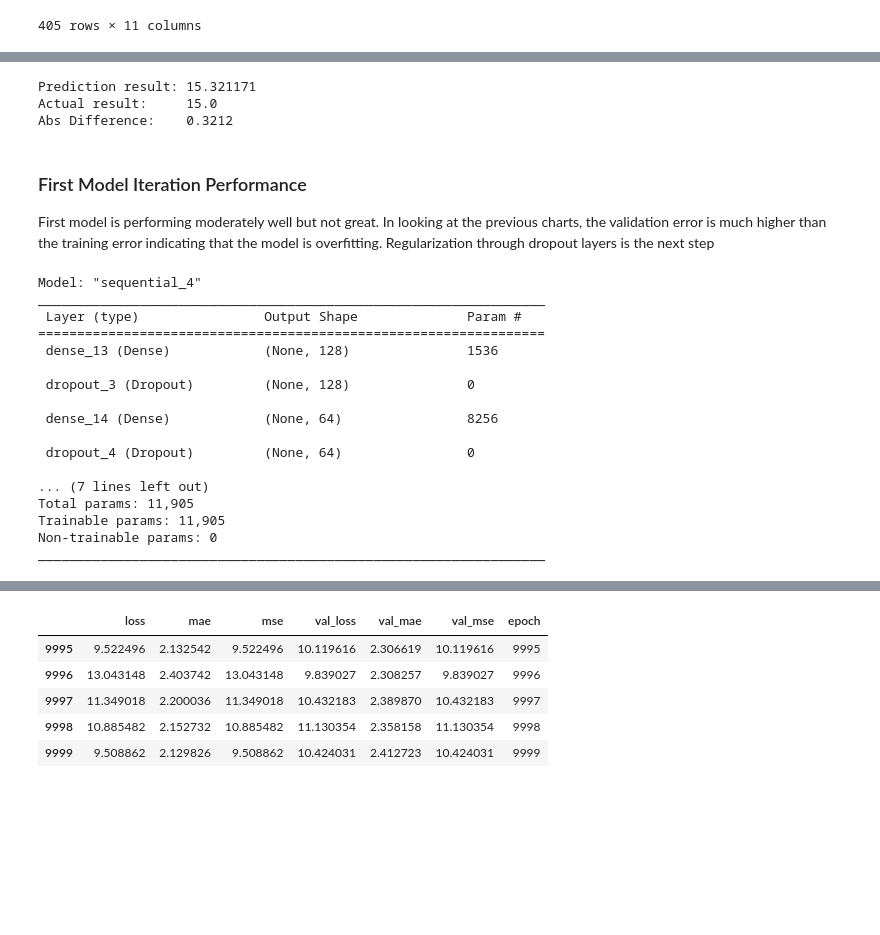
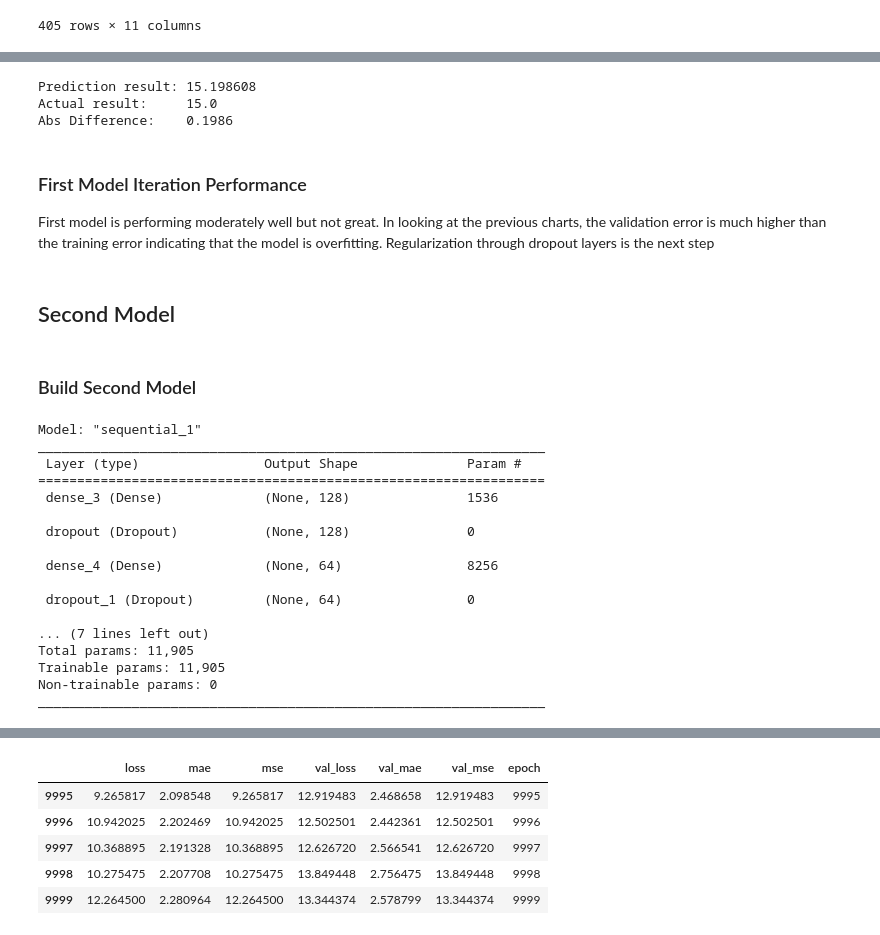
Before and after one commit to 1nm1/portfolio, a Jupyter notebook: ML/deep learning/housing_market_prediction/housing_data.ipynb, the cells around one changed output, grey strips where cells are left out. Drawn from its saved outputs; the diff is of its cells as text; code cells hidden in the pictures; blank space fills up the shorter version.

```diff
--- a/ML/deep learning/housing_market_prediction/housing_data.ipynb
+++ b/ML/deep learning/housing_market_prediction/housing_data.ipynb
@@ -189,5 +204,5 @@ array([[-0.29719865],
 # %%
-class PrintDot(keras.callbacks.Callback):
+class PrintEpoch(keras.callbacks.Callback):
   def on_epoch_end(self, epoch, logs):
     if epoch % 1000 == 0:
       print(f'\n{epoch}')
@@ -197,7 +212,7 @@ class PrintDot(keras.callbacks.Callback):
 history = model.fit(
   normed_train_data, train_labels,
   epochs=10000, validation_split = 0.2, verbose=0,
-  callbacks=[PrintDot()])
+  callbacks=[PrintEpoch()])
 # %% [output]
 0
 ..........
@@ -274,12 +291,16 @@ def predict_medv_record(model, record_index):
 
 predict_medv_record(model,10)
 # %% [output]
-Prediction result: 15.321171
+Prediction result: 15.198608
 Actual result:     15.0
-Abs Difference:    0.3212
+Abs Difference:    0.1986
 # %% [markdown]
 ### First Model Iteration Performance
 First model is performing moderately well but not great. In looking at the previous charts, the validation error is much higher than the training error indicating that the model is overfitting. Regularization through dropout layers is the next step
+# %% [markdown]
+## Second Model
+# %% [markdown]
+### Build Second Model
 # %%
 # Building second model
 
@@ -307,20 +328,20 @@ def build_model_revised():
                 metrics=['mae', 'mse'])
   return model
 # %%
-model_revised = build_model_revised()
-model_revised.summary()
+model_v2 = build_model_revised()
+model_v2.summary()
 # %% [output]
-Model: "sequential_4"
+Model: "sequential_1"
 _________________________________________________________________
  Layer (type)                Output Shape              Param #
 =================================================================
- dense_13 (Dense)            (None, 128)               1536
+ dense_3 (Dense)             (None, 128)               1536
 
- dropout_3 (Dropout)         (None, 128)               0
+ dropout (Dropout)           (None, 128)               0
 
- dense_14 (Dense)            (None, 64)                8256
+ dense_4 (Dense)             (None, 64)                8256
 
- dropout_4 (Dropout)         (None, 64)                0
+ dropout_1 (Dropout)         (None, 64)                0
 
 ... (7 lines left out)
 Total params: 11,905
@@ -328,10 +349,10 @@ Trainable params: 11,905
 Non-trainable params: 0
 _________________________________________________________________
 # %%
-history_revised = model_revised.fit(
+history_v2 = model_v2.fit(
   normed_train_data, train_labels,
   epochs=10000, validation_split = 0.2, verbose=0,
-  callbacks=[PrintDot()])
+  callbacks=[PrintEpoch()])
 # %% [output]
 0
 ..........
@@ -354,14 +375,14 @@ history_revised = model_revised.fit(
 9000
 ..........
 # %%
-hist = pd.DataFrame(history_revised.history)
-hist['epoch'] = history_revised.epoch
-hist.tail()
+hist_v2 = pd.DataFrame(history_v2.history)
+hist_v2['epoch'] = history_v2.epoch
+hist_v2.tail()
 # %% [output]
 |  | loss | mae | mse | val_loss | val_mae | val_mse | epoch |
-| 9995 | 9.522496 | 2.132542 | 9.522496 | 10.119616 | 2.306619 | 10.119616 | 9995 |
-| 9996 | 13.043148 | 2.403742 | 13.043148 | 9.839027 | 2.308257 | 9.839027 | 9996 |
-| 9997 | 11.349018 | 2.200036 | 11.349018 | 10.432183 | 2.389870 | 10.432183 | 9997 |
-| 9998 | 10.885482 | 2.152732 | 10.885482 | 11.130354 | 2.358158 | 11.130354 | 9998 |
-| 9999 | 9.508862 | 2.129826 | 9.508862 | 10.424031 | 2.412723 | 10.424031 | 9999 |
+| 9995 | 9.265817 | 2.098548 | 9.265817 | 12.919483 | 2.468658 | 12.919483 | 9995 |
+| 9996 | 10.942025 | 2.202469 | 10.942025 | 12.502501 | 2.442361 | 12.502501 | 9996 |
+| 9997 | 10.368895 | 2.191328 | 10.368895 | 12.626720 | 2.566541 | 12.626720 | 9997 |
+| 9998 | 10.275475 | 2.207708 | 10.275475 | 13.849448 | 2.756475 | 13.849448 | 9998 |
+| 9999 | 12.264500 | 2.280964 | 12.264500 | 13.344374 | 2.578799 | 13.344374 | 9999 |
 # %%
```
Also changed, not shown: parts of 21 cells of this notebook.
